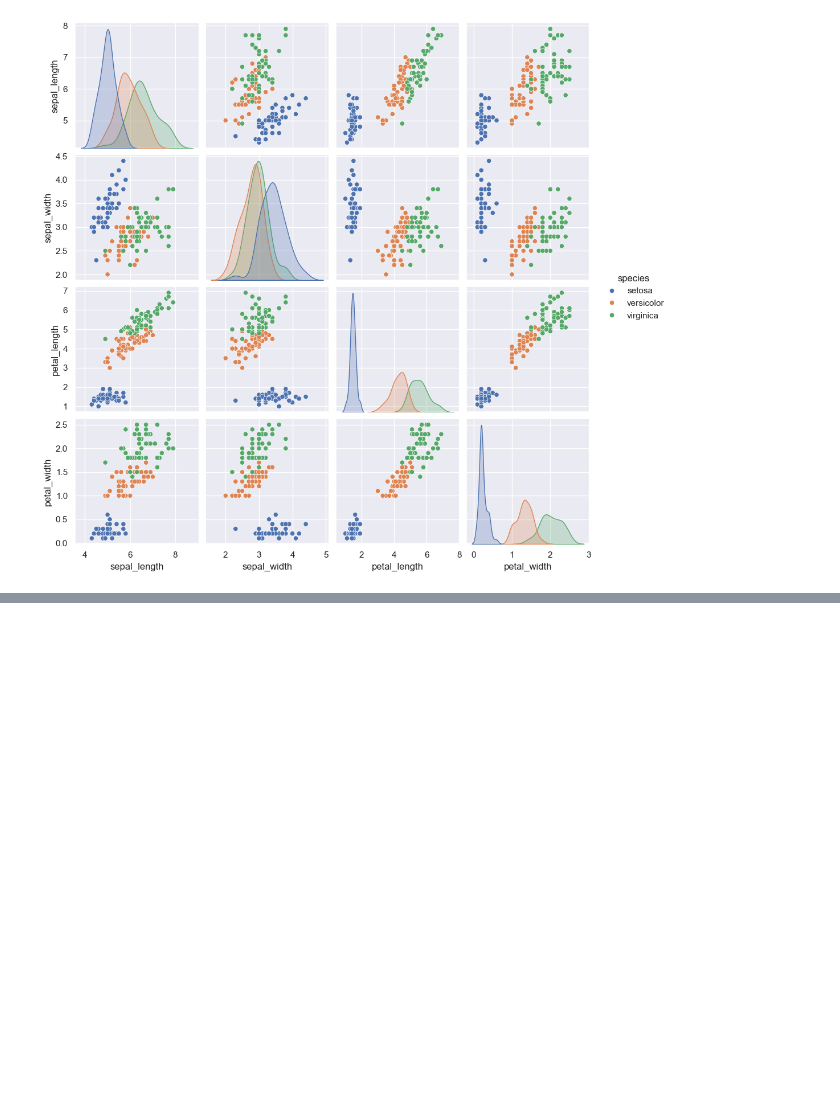
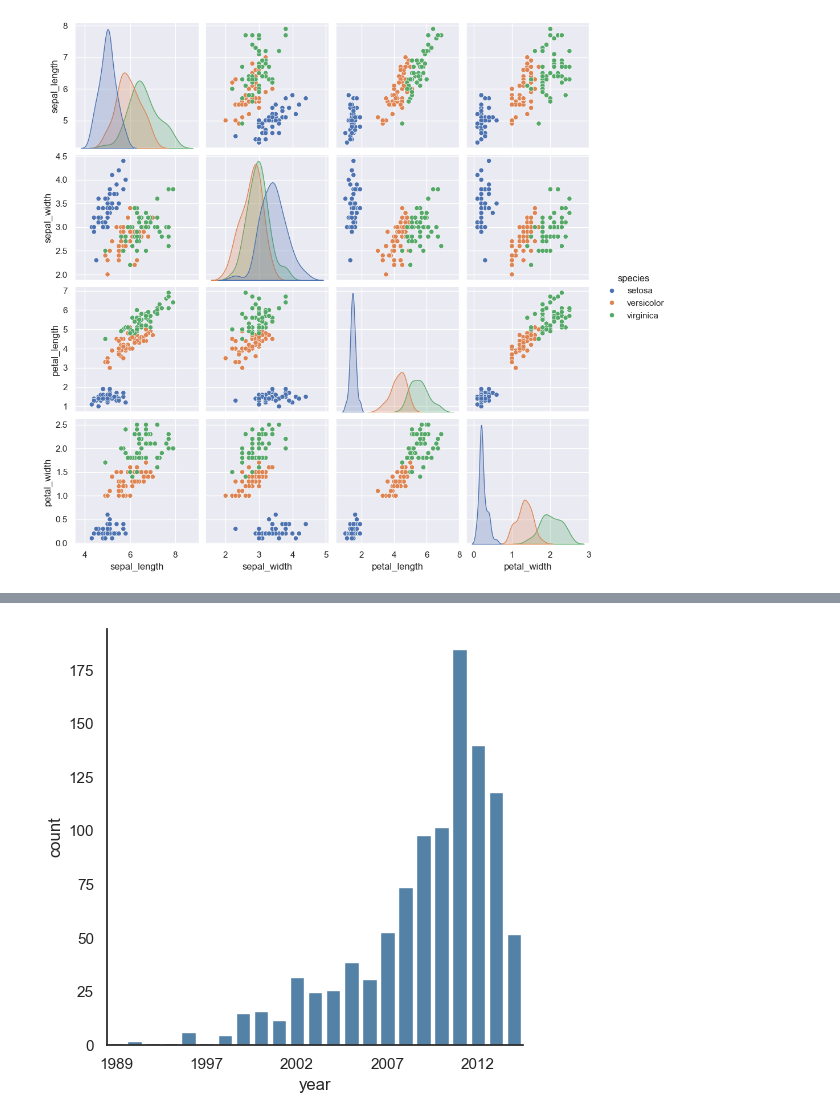
Before and after one commit to Venux09/Data_science_handbook_study, a Jupyter notebook: seaborn/seaborn_1.ipynb, the cells around one changed output, grey strips where cells are left out. Drawn from its saved outputs; the diff is of its cells as text; code cells hidden in the pictures; blank space fills up the shorter version.

```diff
--- a/seaborn/seaborn_1.ipynb
+++ b/seaborn/seaborn_1.ipynb
@@ -53,0 +59,7 @@ grid.map()
+# %%
+planets = sns.load_dataset('planets')
+with sns.axes_style('white'):
+    g = sns.catplot(x = 'year' , data = planets , kind = 'count' , color = 'steelblue')
+    g.set_xticklabels(step = 5)
+# %% [output]
+[figure, added]
```
Also changed, not shown: parts of 2 cells of this notebook, 1 other file.
